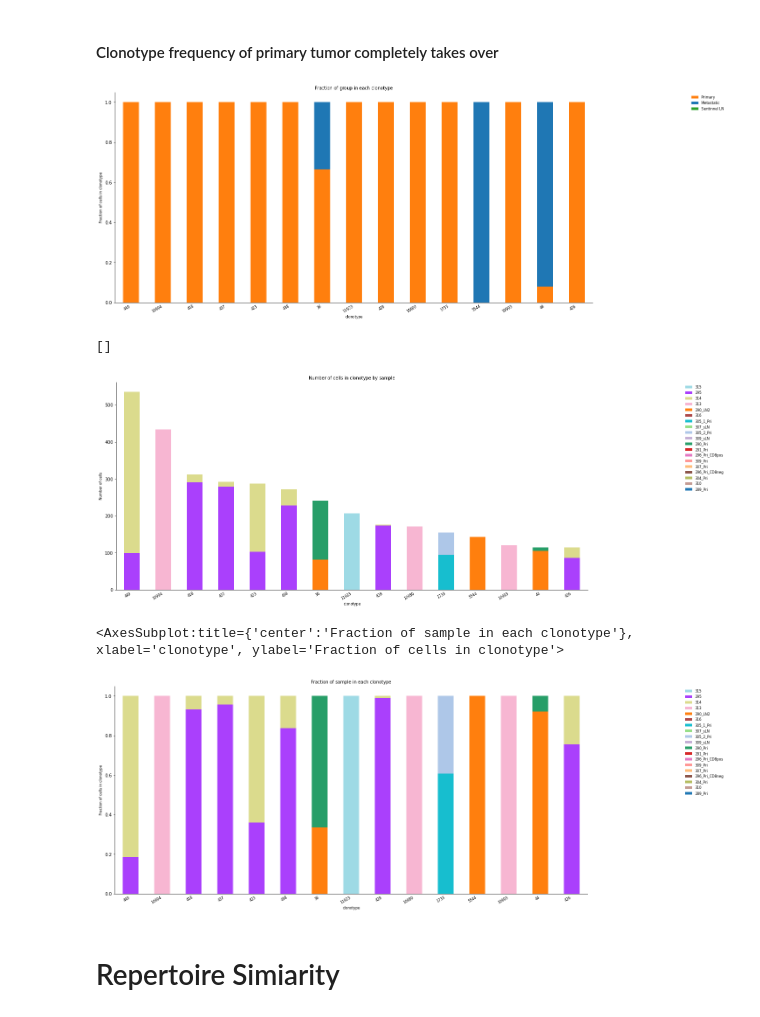
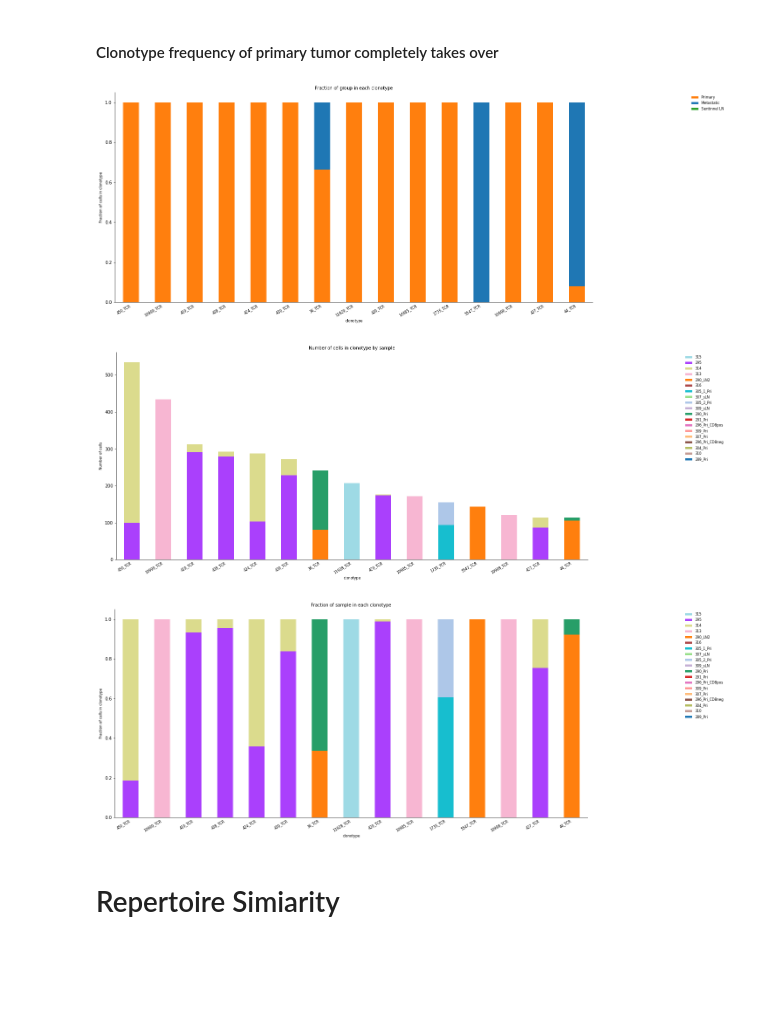
Before and after one commit to duke-chsi-informatics/iyer_tumor, a Jupyter notebook: part7_TCR_Clonotypes.ipynb, the cells around one changed output. Drawn from its saved outputs; the diff is of its cells as text; code cells hidden in the pictures; blank space fills up the shorter version.

```diff
--- a/part7_TCR_Clonotypes.ipynb
+++ b/part7_TCR_Clonotypes.ipynb
@@ -25,3 +31,4 @@ combined = sc.read('/scratch/batch_corrected_umap.h5ad')
 # %%
+combined = sc.read('/scratch/annotated_umap.h5ad')
 # We only select the cells that have TCR data
-combined = combined[combined.obs['has_tcr']=='True']
+combined = combined[combined.obs['has_ir']=='True']
@@ -28,4 +37,4 @@ combined = combined[combined.obs['has_tcr']=='True']
 # %%
-ir.pp.tcr_neighbors(combined, receptor_arms="all", dual_tcr="primary_only")
 # running this would add 'clonotype' and 'clonotyp_size' to the dataframe, which is important for clonotype expansion pipeline
-ir.tl.define_clonotypes(combined)
+# the inplace=True argument is crutial, without this it will return the result instead of storing the result into combined
+ir.tl.define_clonotypes(combined, inplace=True)
@@ -102,22 +104,23 @@ plt.plot()
 #### Clonotype frequency of primary tumor completely takes over
 # %%
 fig, ax = plt.subplots(figsize=(25, 12))
-ax = ir.pl.group_abundance(combined, groupby="clonotype", target_col="group", sort='count',max_cols=15,normalize='clonotype', fig_kws={"dpi": 100},ax=ax)
+ax = ir.pl.group_abundance(combined, groupby="clonotype", target_col="group", sort='count',max_cols=15,
+                           normalize='clonotype', fig_kws={"dpi": 100},ax=ax)
+plt.show()
 # %% [output]
-[figure, old version]
+[figure, new version]
 # %%
 fig, ax = plt.subplots(figsize=(25, 12))
 ir.pl.group_abundance(combined, groupby="clonotype", target_col="sample",max_cols=15,ax=ax)
-plt.plot()
+plt.show()
 # %% [output]
-[]
-[figure, old version]
+[figure, new version]
 # %%
 fig, ax = plt.subplots(figsize=(25, 12))
 ir.pl.group_abundance(combined, groupby='clonotype', normalize='clonotype',target_col='sample',max_cols=15,ax=ax)
+plt.show()
 # %% [output]
-<AxesSubplot:title={'center':'Fraction of sample in each clonotype'}, xlabel='clonotype', ylabel='Fraction of cells in clonotype'>
-[figure, old version]
+[figure, new version]
 # %% [markdown]
 # Repertoire Simiarity
 # %%
```
Also changed, not shown: parts of 26 cells of this notebook, 5 other files.
